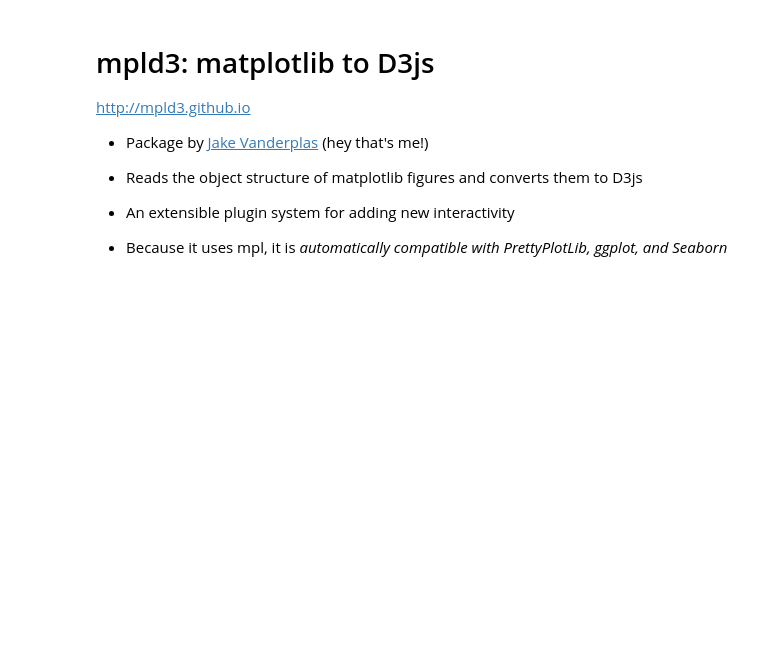
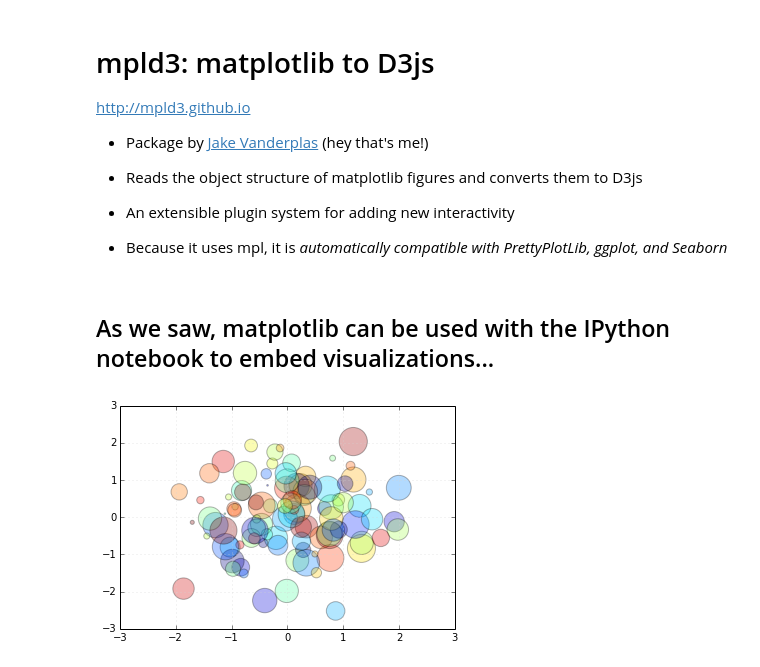
Before and after one commit to jakevdp/OpenVisConf2014, a Jupyter notebook: mpld3.ipynb, the cells around one changed output. Cells and saved outputs as stored; diff of their text form; code cells hidden in the pictures; blank space fills up the shorter version.

Commit message:
tweak the Python vis notebook

```diff
--- a/mpld3.ipynb
+++ b/mpld3.ipynb
@@ -15,0 +29,11 @@ http://mpld3.github.io
+# %% [markdown]
+## As we saw, matplotlib can be used with the IPython notebook to embed visualizations...
+# %%
+x, y = np.random.normal(0, 1, [2, 100])
+c, s = 800 * np.random.random([2, 100])
+
+fig = plt.figure()
+points = plt.scatter(x, y, c=c, s=s, alpha=0.3)
+plt.grid(color="lightgray");
+# %% [output]
+[figure, added]
```
Also changed, not shown: parts of 17 cells of this notebook, 4 other files.
